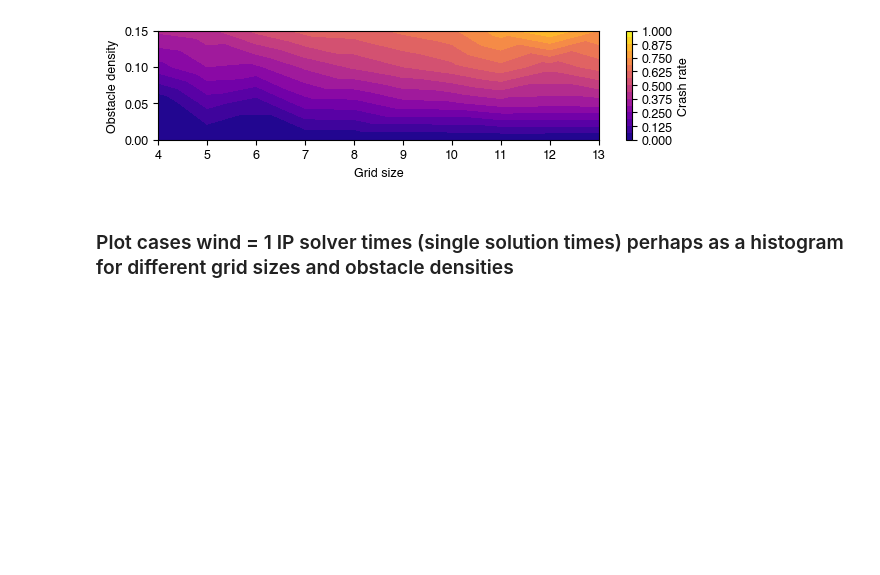
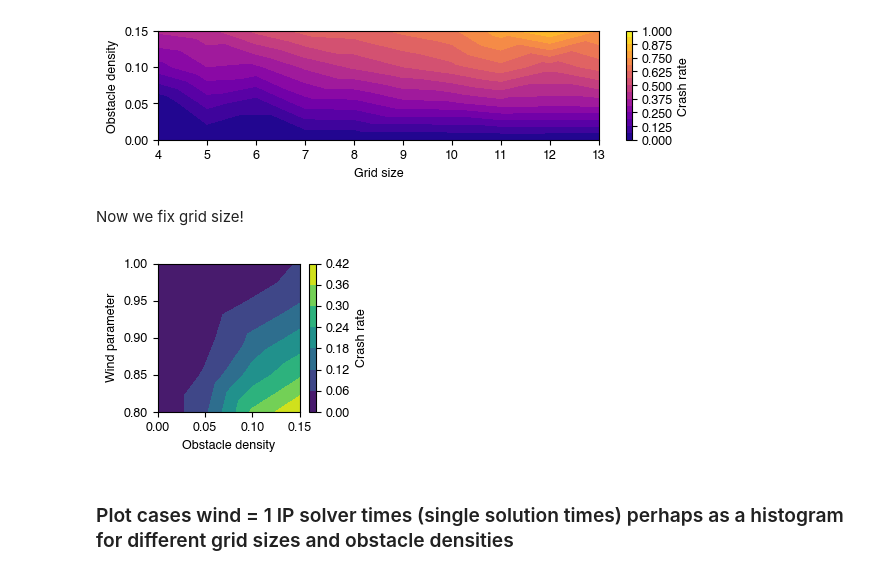
Before and after one commit to berkpereira/gridworld-numpy, a Jupyter notebook: eda_4d.ipynb, the cells around one changed output. Drawn from its saved outputs; the diff is of its cells as text; code cells hidden in the pictures; blank space fills up the shorter version.

```diff
--- a/eda_4d.ipynb
+++ b/eda_4d.ipynb
@@ -292,6 +297,59 @@ if save:
 plt.show()
 # %% [output]
 [figure]
+# %% [markdown]
+Now we fix grid size!
+# %%
+import matplotlib.pyplot as plt
+import matplotlib.tri as tri
+
+fig = plt.figure(figsize=(fsp.text_width * fsp.text_width_factor, 2.2))
+
+fixed_size = 13
+method = 'dp'
+
+ax = fig.add_subplot()
+# Get the x, y, z values
+z_mc = crash_rates_mc.loc[fixed_size, :, :]
+z_dp = crash_rates_dp.loc[fixed_size, :, :]
+z_ip = crash_rates_ip.loc[fixed_size, :, :]
+
+y = z_mc.index.get_level_values('wind_param')
+x = z_mc.index.get_level_values('obstacle_density')
+
+# Create a triangulation of the irregular grid
+triang = tri.Triangulation(x, y)
+
+# Plot the contour
+if method == 'mc':
+    levels = np.linspace(0, 1, 10)
+    cs = ax.tricontourf(triang, z_mc, cmap='plasma')
+elif method == 'ip':
+    levels = np.linspace(0, 1, 10)
+    cs = ax.tricontourf(triang, z_ip, cmap='cividis')
+elif method == 'dp':
+    levels = np.linspace(0, 1, 10)
+    cs = ax.tricontourf(triang, z_dp, cmap='viridis')
+
+# Add a colorbar to show the scale of the values in the contours
+cbar = plt.colorbar(cs, ax=ax)
+
+# Set labels for the axes
+ax.set_ylabel('Wind parameter')
+ax.set_xlabel('Obstacle density')
+cbar.ax.set_ylabel('Crash rate')
+ax.set_xticks(np.arange(0, 0.16, 0.05))
+ax.set_yticks(np.arange(0.8, 1.01, 0.05))
+plt.grid(False)
+
+
+save = False
+plt.tight_layout()
+if save:
+    plt.savefig(f'{fsp.fig_path}/4d-{method}-crash-rates-grid-size-{fixed_size}.pdf')
+plt.show()
+# %% [output]
+[figure, added]
 # %% [markdown]
 ### Plot cases wind = 1 IP solver times (single solution times) perhaps as a histogram for different grid sizes and obstacle densities
 # %%
```
Also changed, not shown: parts of 13 cells of this notebook.
